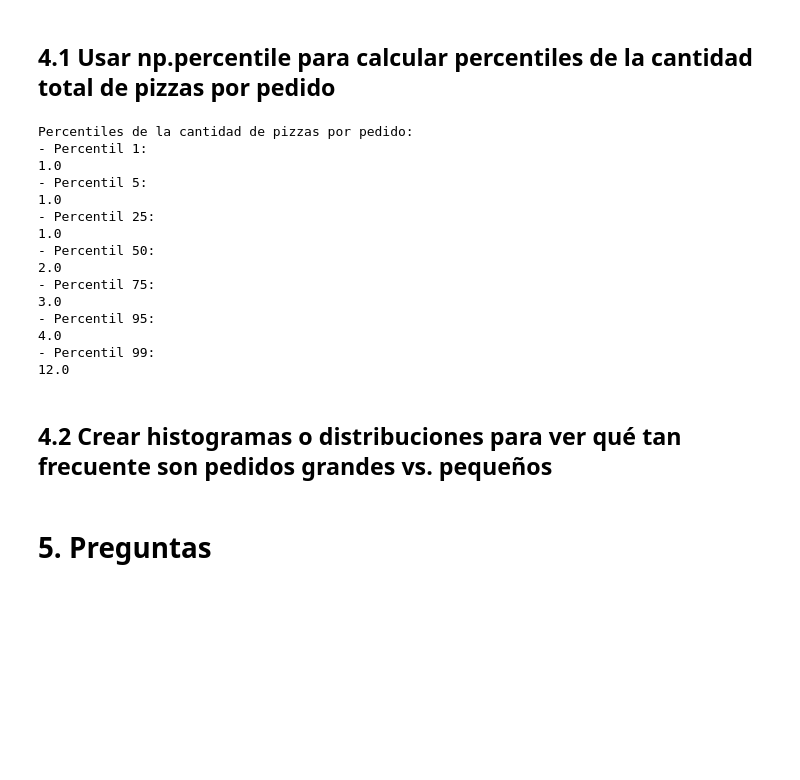
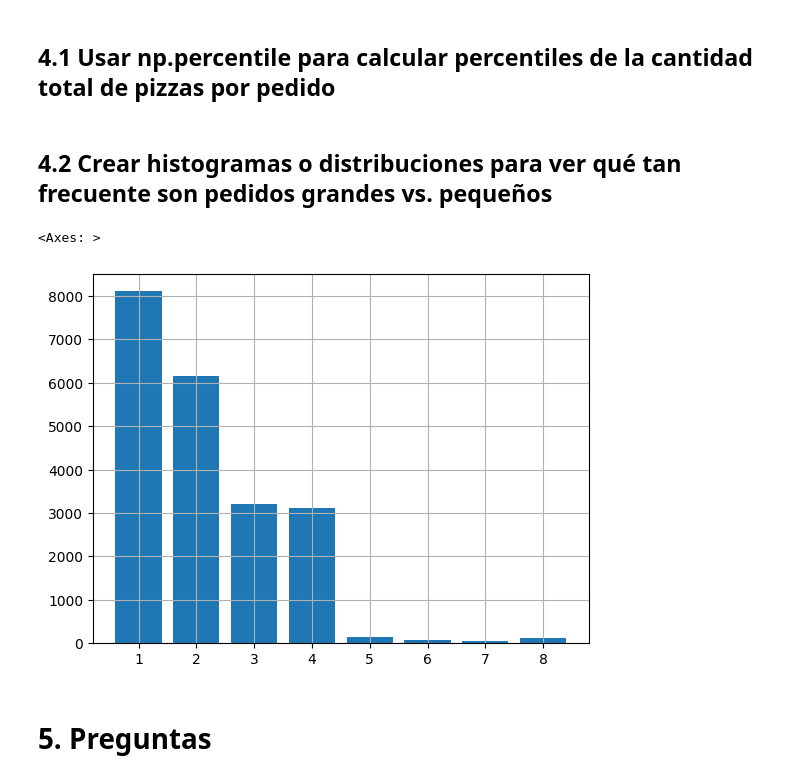
Before and after one commit to Joan735/PythonRA2, a Jupyter notebook: pizza/pizza.ipynb, the cells around one changed output. Saved outputs shown, nothing was run; the diff lists cells and outputs as text; code cells hidden in the pictures; blank space fills up the shorter version.

```diff
--- a/pizza/pizza.ipynb
+++ b/pizza/pizza.ipynb
@@ -406,4 +348,10 @@ Top 10 de las pizzas mas populares y otro de las menos populares:
 # %% [markdown]
 #### · cantidad total de pizzas en cada pedido (sum(quantity))
 # %%
-#TODO
+order_stats = df_merged.groupby('order_id').agg({
+    'quantity': 'sum',
+    'order_details_id': 'count'
+})
+
+order_stats.columns = ['total_pizzas', 'total_items']
+display(order_stats.head())
@@ -443,44 +376,13 @@ Verificar distribución de tamaño de los pedidos:
 # 4 Uso de NumPy para análisis auxiliar
 # %% [markdown]
 ## 4.1 Usar np.percentile para calcular percentiles de la cantidad total de pizzas por pedido
-# %%
-import numpy as np
-df_cantidad_pizzas = df_merged.groupby("order_id", as_index=False).agg(cantidad_pizzas=("quantity", "sum"))
-print("Percentiles de la cantidad de pizzas por pedido:")
-print("- Percentil 1: ")
-print(np.percentile(df_cantidad_pizzas["cantidad_pizzas"], 1))
-print("- Percentil 5: ")
-print(np.percentile(df_cantidad_pizzas["cantidad_pizzas"], 5))
-print("- Percentil 25: ")
-print(np.percentile(df_cantidad_pizzas["cantidad_pizzas"], 25))
-print("- Percentil 50: ")
-print(np.percentile(df_cantidad_pizzas["cantidad_pizzas"], 50))
-print("- Percentil 75:")
-print(np.percentile(df_cantidad_pizzas["cantidad_pizzas"], 75))
-print("- Percentil 95:")
-print(np.percentile(df_cantidad_pizzas["cantidad_pizzas"], 95))
-print("- Percentil 99:")
-print(np.percentile(df_cantidad_pizzas["cantidad_pizzas"], 99))
-# %% [output]
-Percentiles de la cantidad de pizzas por pedido:
-- Percentil 1:
-1.0
-- Percentil 5:
-1.0
-- Percentil 25:
-1.0
-- Percentil 50:
-2.0
-- Percentil 75:
-3.0
-- Percentil 95:
-4.0
-- Percentil 99:
-12.0
 # %% [markdown]
 ## 4.2 Crear histogramas o distribuciones para ver qué tan frecuente son pedidos grandes vs. pequeños
 # %%
-#TODO
+order_stats['total_pizzas'].hist(bins=range(1, 10), align='left', rwidth=0.8)
+# %% [output]
+<Axes: >
+[figure, added]
 # %% [markdown]
 # 5. Preguntas
 # %% [markdown]
```
Also changed, not shown: parts of 18 cells of this notebook.
